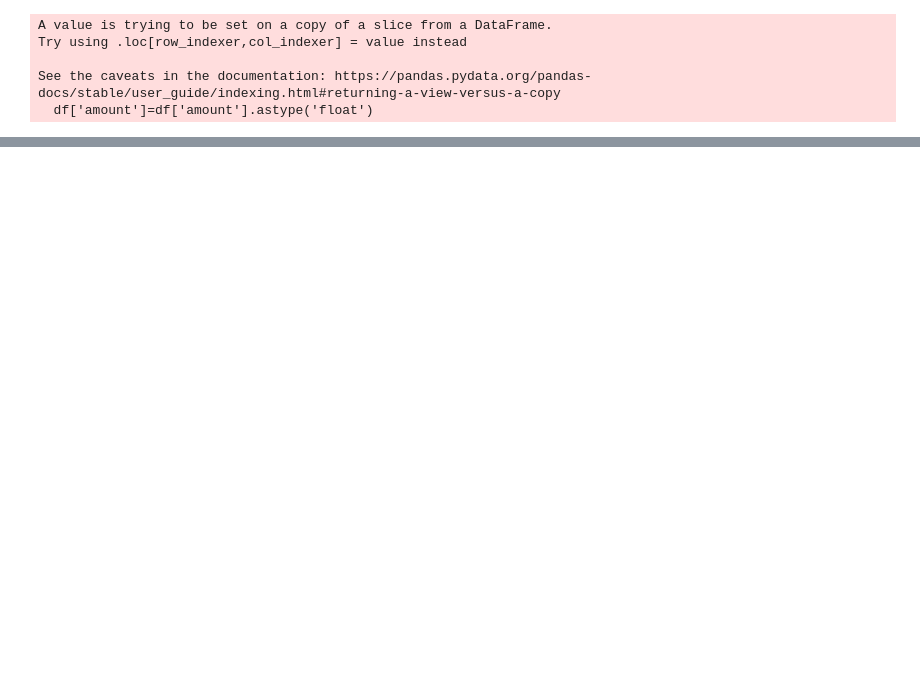
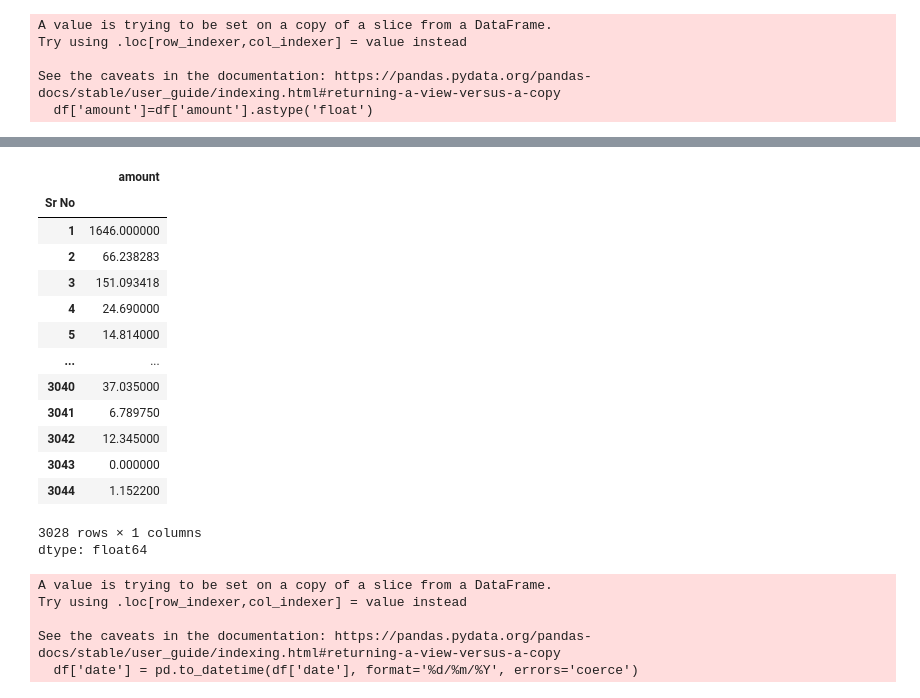
Before and after one commit to Swapn2/Data-Science-Learnings, a Jupyter notebook: indian_funding_startup.ipynb, the cells around one changed output, grey strips where cells are left out. Saved outputs shown, nothing was run; the diff lists cells and outputs as text; code cells hidden in the pictures; blank space fills up the shorter version.

```diff
--- a/indian_funding_startup.ipynb
+++ b/indian_funding_startup.ipynb
@@ -162,0 +183,26 @@ memory usage: 212.9+ KB
+# %%
+df['amount']
+# %% [output]
+|  | amount |
+| Sr No |  |
+| 1 | 1646.000000 |
+| 2 | 66.238283 |
+| 3 | 151.093418 |
+| 4 | 24.690000 |
+| 5 | 14.814000 |
+| ... | ... |
+| 3040 | 37.035000 |
+| 3041 | 6.789750 |
+| 3042 | 12.345000 |
+| 3043 | 0.000000 |
+| 3044 | 1.152200 |
+3028 rows × 1 columns
+dtype: float64
+# %%
+df['date'] = pd.to_datetime(df['date'], format='%d/%m/%Y', errors='coerce')
+# %% [output]
+A value is trying to be set on a copy of a slice from a DataFrame.
+Try using .loc[row_indexer,col_indexer] = value instead
+
+See the caveats in the documentation: https://pandas.pydata.org/pandas-docs/stable/user_guide/indexing.html#returning-a-view-versus-a-copy
+  df['date'] = pd.to_datetime(df['date'], format='%d/%m/%Y', errors='coerce')
```
Also changed, not shown: parts of 13 cells of this notebook.
